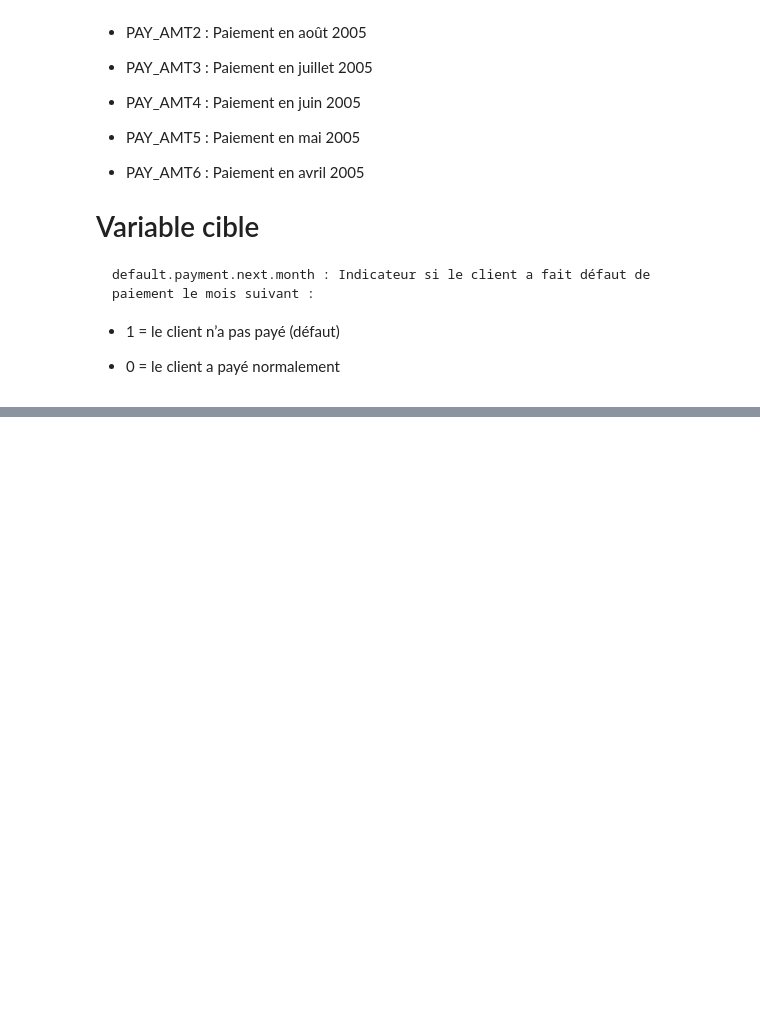
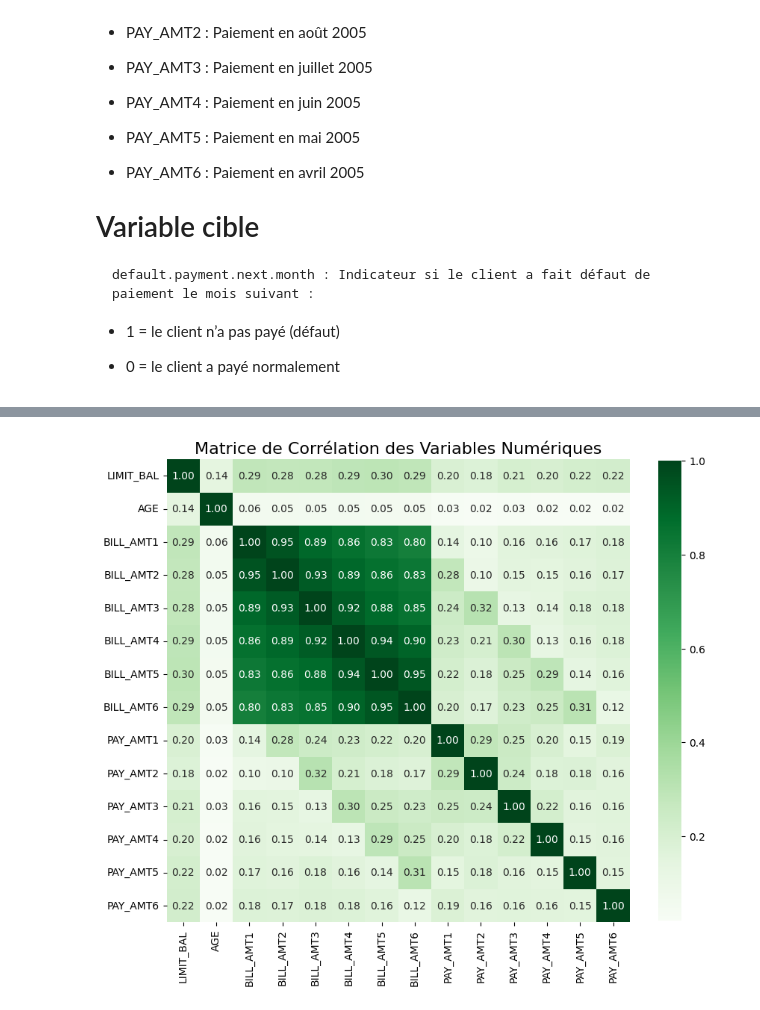
Before and after one commit to kenkleven/detection_defaut_paiement, a Jupyter notebook: defautpaiement.ipynb, the cells around one changed output, grey strips where cells are left out. Drawn from its saved outputs; the diff is of its cells as text; code cells hidden in the pictures; blank space fills up the shorter version.

```diff
--- a/defautpaiement.ipynb
+++ b/defautpaiement.ipynb
@@ -144,0 +271,16 @@ Valeurs possibles :
+# %%
+corr_matrix = num_var.corr()
+
+plt.figure(figsize=(10, 10))
+
+sns.heatmap(corr_matrix, annot=True, cmap='Greens', fmt=".2f", square=True,
+            cbar_kws={"shrink": 0.8}, annot_kws={"size": 10})
+
+plt.xticks(rotation=90)
+plt.yticks(rotation=0)
+
+plt.title("Matrice de Corrélation des Variables Numériques", fontsize=16)
+
+plt.show()
+# %% [output]
+[figure, added]
```
Also changed, not shown: parts of 27 cells of this notebook.
